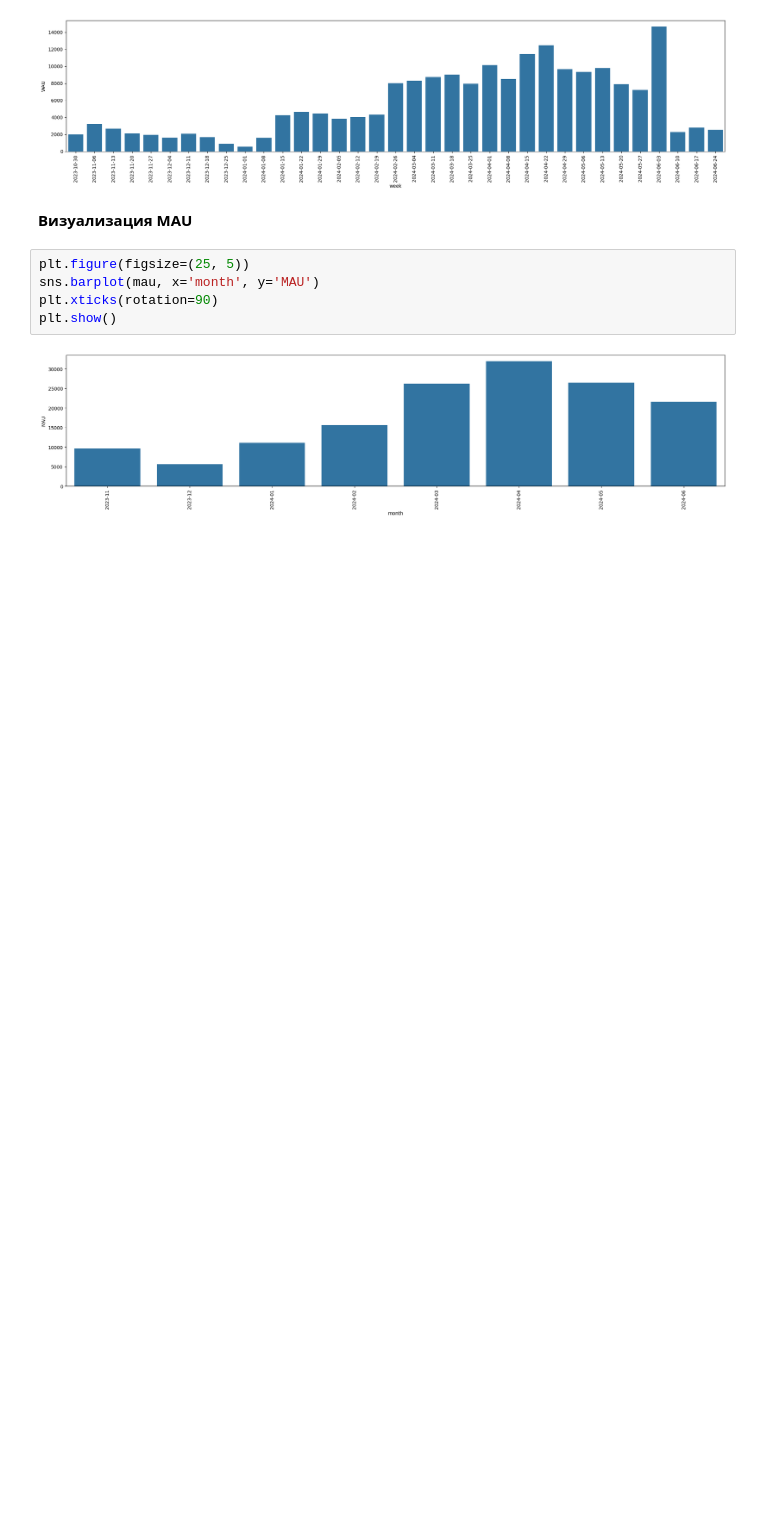
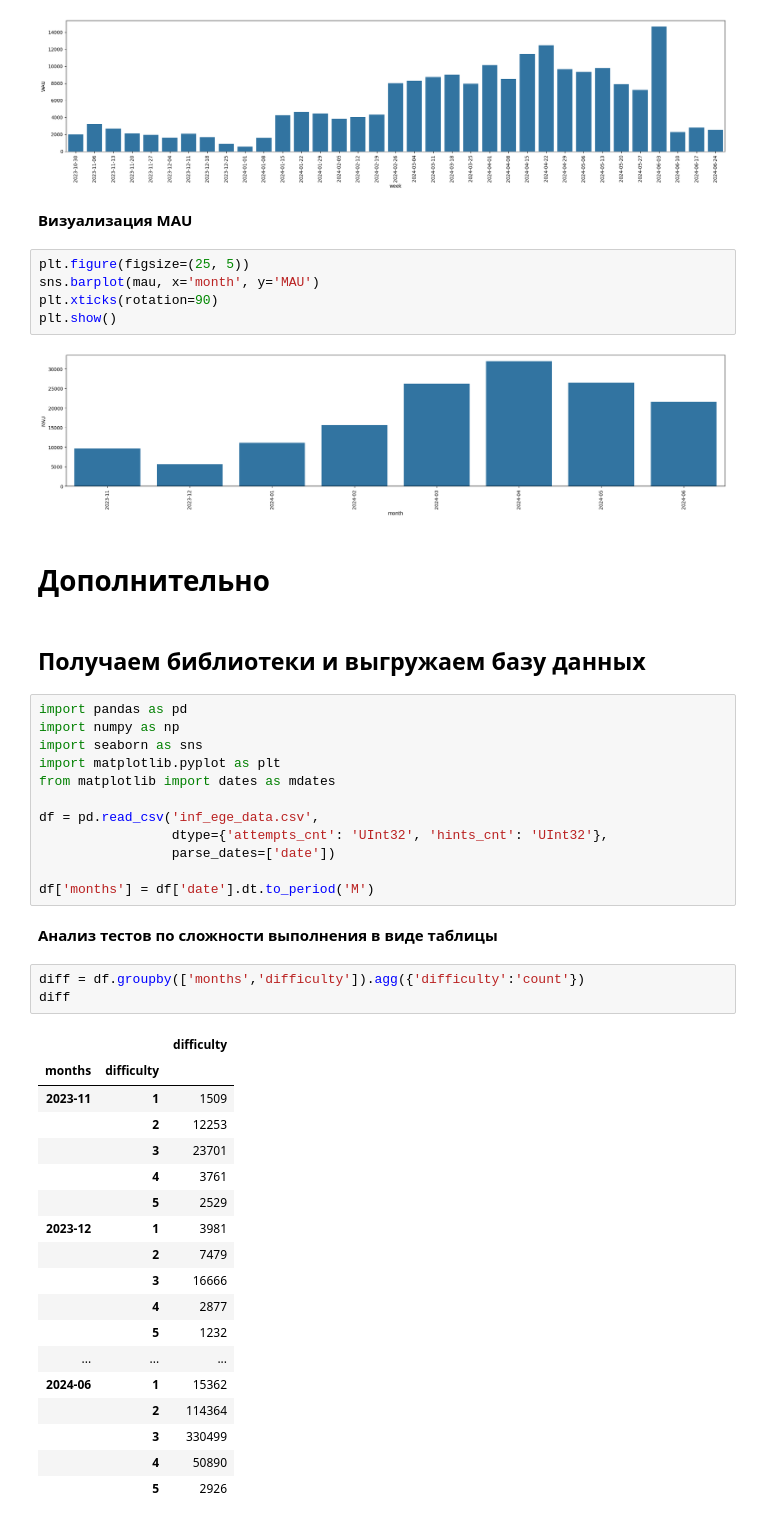
Before and after one commit to justy007/itdiving_case1, a Jupyter notebook: data_analysis.ipynb, the cells around one changed output. Cells and saved outputs as stored; diff of their text form; blank space fills up the shorter version.

```diff
--- a/data_analysis.ipynb
+++ b/data_analysis.ipynb
@@ -135,3 +137,43 @@ plt.xticks(rotation=90)
 plt.show()
 # %% [output]
 [figure]
+# %% [markdown]
+# **Дополнительно**
+# %% [markdown]
+## **Получаем библиотеки и выгружаем базу данных**
+# %%
+import pandas as pd
+import numpy as np
+import seaborn as sns
+import matplotlib.pyplot as plt
+from matplotlib import dates as mdates
+
+df = pd.read_csv('inf_ege_data.csv',
+                 dtype={'attempts_cnt': 'UInt32', 'hints_cnt': 'UInt32'},
+                 parse_dates=['date'])
+
+df['months'] = df['date'].dt.to_period('M')
+# %% [markdown]
+**Анализ тестов по сложности выполнения в виде таблицы**
+# %%
+diff = df.groupby(['months','difficulty']).agg({'difficulty':'count'})
+diff
+# %% [output]
+|  |  | difficulty |
+| months | difficulty |  |
+| 2023-11 | 1 | 1509 |
+|  | 2 | 12253 |
+|  | 3 | 23701 |
+|  | 4 | 3761 |
+|  | 5 | 2529 |
+| 2023-12 | 1 | 3981 |
+|  | 2 | 7479 |
+|  | 3 | 16666 |
+|  | 4 | 2877 |
+|  | 5 | 1232 |
+| ... | ... | ... |
+| 2024-06 | 1 | 15362 |
+|  | 2 | 114364 |
+|  | 3 | 330499 |
+|  | 4 | 50890 |
+|  | 5 | 2926 |
```
Also changed, not shown: parts of 8 cells of this notebook.
